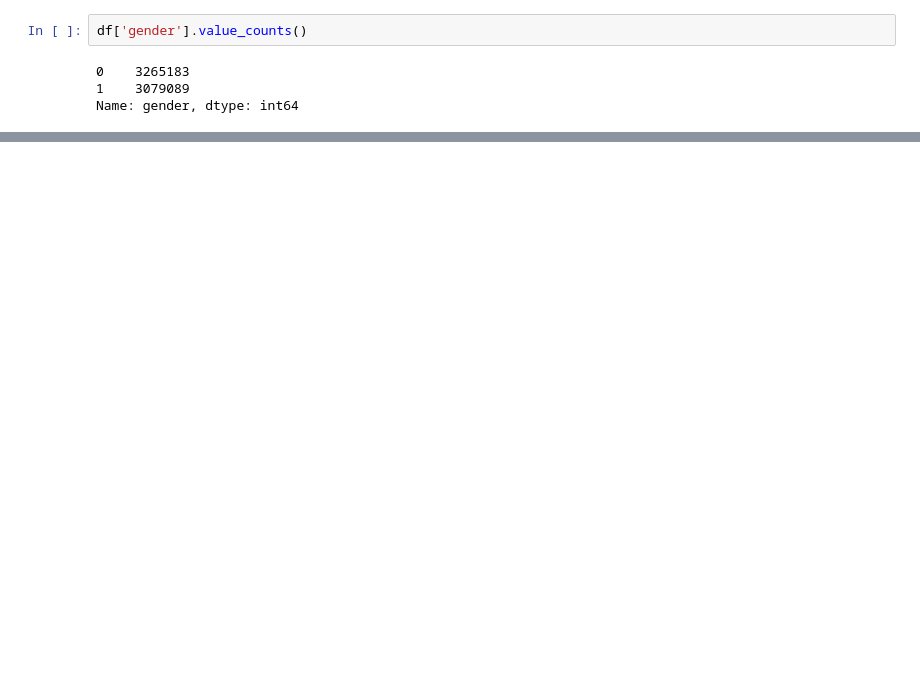
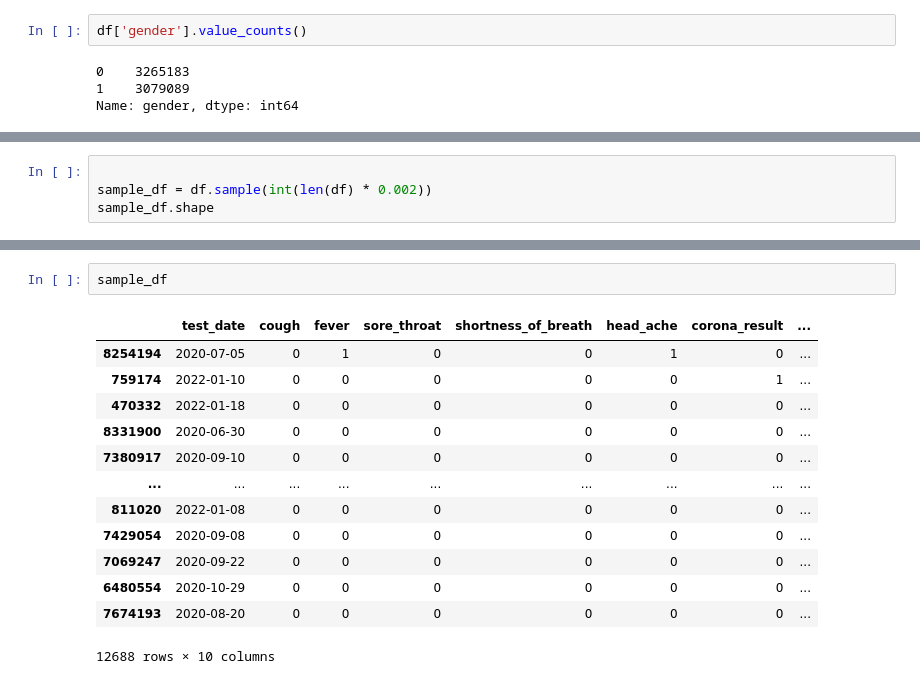
Before and after one commit to royofer123/ml_project, a Jupyter notebook: ml_project.ipynb, the cells around one changed output, grey strips where cells are left out. Drawn from its saved outputs; the diff is of its cells as text; blank space fills up the shorter version.

```diff
--- a/ml_project.ipynb
+++ b/ml_project.ipynb
@@ -114,0 +106,4 @@ Name: gender, dtype: int64
+# %%
+
+sample_df = df.sample(int(len(df) * 0.002))
+sample_df.shape
@@ -114,0 +128,16 @@ Name: gender, dtype: int64
+# %%
+sample_df
+# %% [output]
+|  | test_date | cough | fever | sore_throat | shortness_of_breath | head_ache | corona_result | ... |
+| 8254194 | 2020-07-05 | 0 | 1 | 0 | 0 | 1 | 0 | ... |
+| 759174 | 2022-01-10 | 0 | 0 | 0 | 0 | 0 | 1 | ... |
+| 470332 | 2022-01-18 | 0 | 0 | 0 | 0 | 0 | 0 | ... |
+| 8331900 | 2020-06-30 | 0 | 0 | 0 | 0 | 0 | 0 | ... |
+| 7380917 | 2020-09-10 | 0 | 0 | 0 | 0 | 0 | 0 | ... |
+| ... | ... | ... | ... | ... | ... | ... | ... | ... |
+| 811020 | 2022-01-08 | 0 | 0 | 0 | 0 | 0 | 0 | ... |
+| 7429054 | 2020-09-08 | 0 | 0 | 0 | 0 | 0 | 0 | ... |
+| 7069247 | 2020-09-22 | 0 | 0 | 0 | 0 | 0 | 0 | ... |
+| 6480554 | 2020-10-29 | 0 | 0 | 0 | 0 | 0 | 0 | ... |
+| 7674193 | 2020-08-20 | 0 | 0 | 0 | 0 | 0 | 0 | ... |
+12688 rows × 10 columns
```
Also changed, not shown: parts of 20 cells of this notebook.
